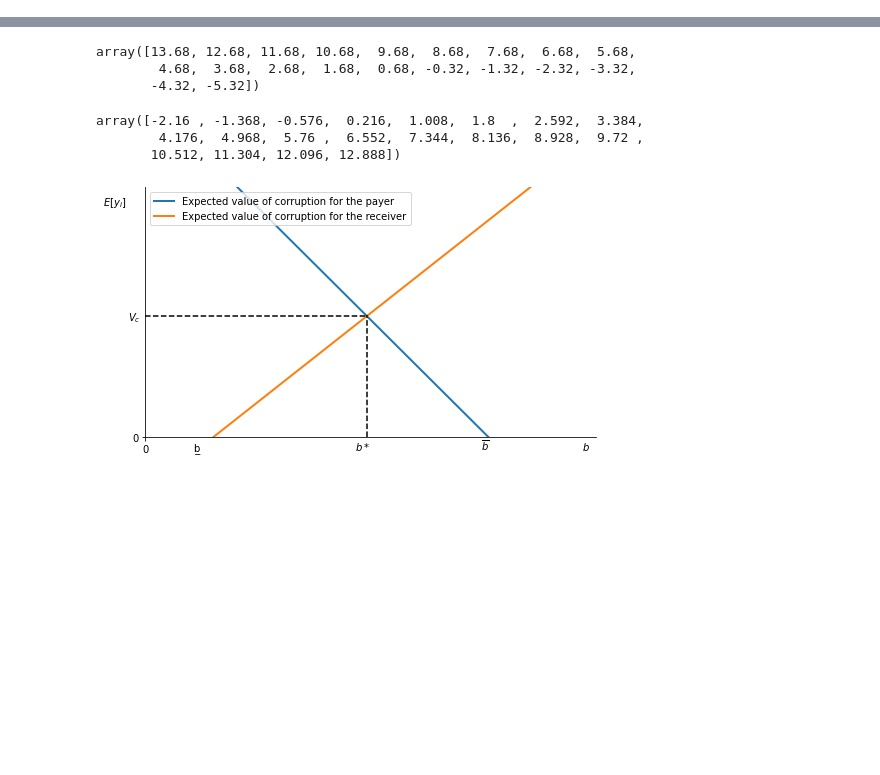
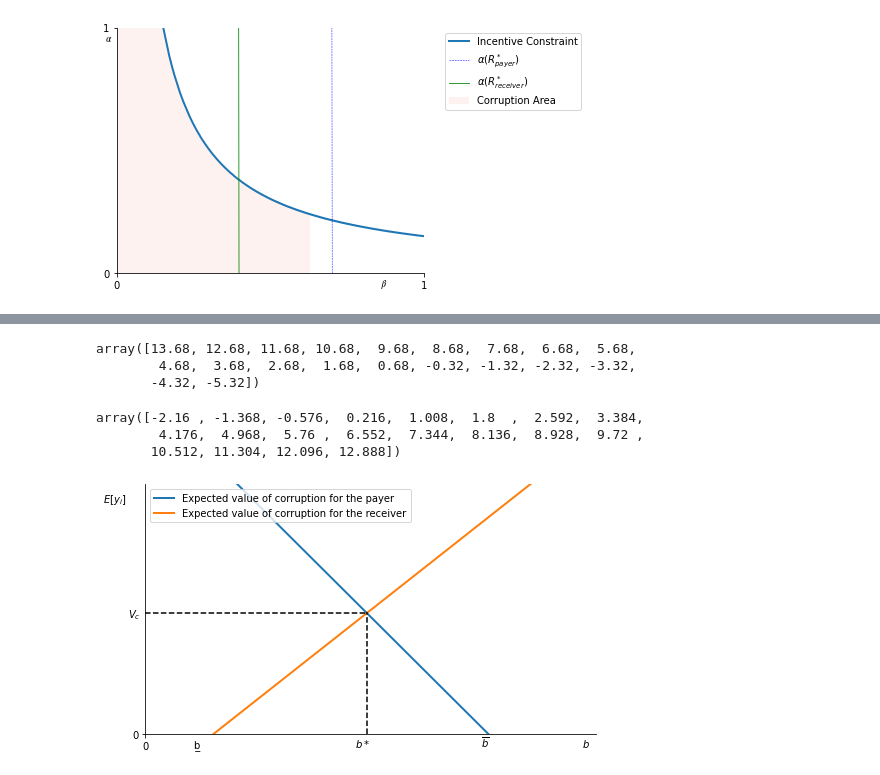
Before and after one commit to caxaxa/Chacha_PhD_Projects, a Jupyter notebook: Incentive_Curves_v2.ipynb, the cells around one changed output, grey strips where cells are left out. Drawn from its saved outputs; the diff is of its cells as text; code cells hidden in the pictures; blank space fills up the shorter version.

```diff
--- a/Incentive_Curves_v2.ipynb
+++ b/Incentive_Curves_v2.ipynb
@@ -125,0 +205,4 @@ n = 500
+# %%
+get_IC_star(1000, R_star = 1.15,  P_star = 1.15, show_R = False, show_P = True, save = 'P_1')
+# %% [output]
+[figure, added]
```
Also changed, not shown: parts of 11 cells of this notebook.
